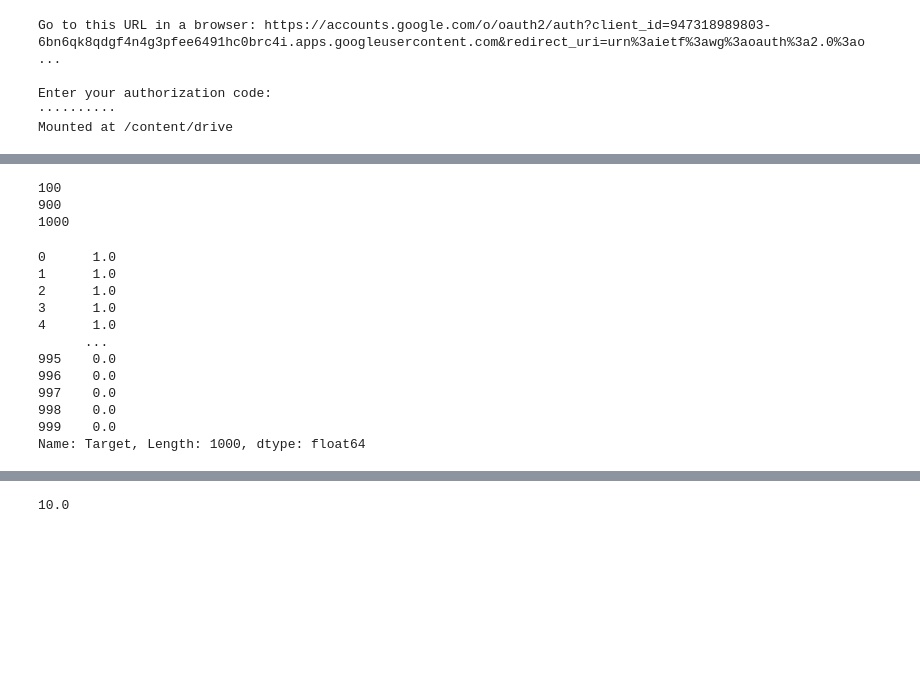
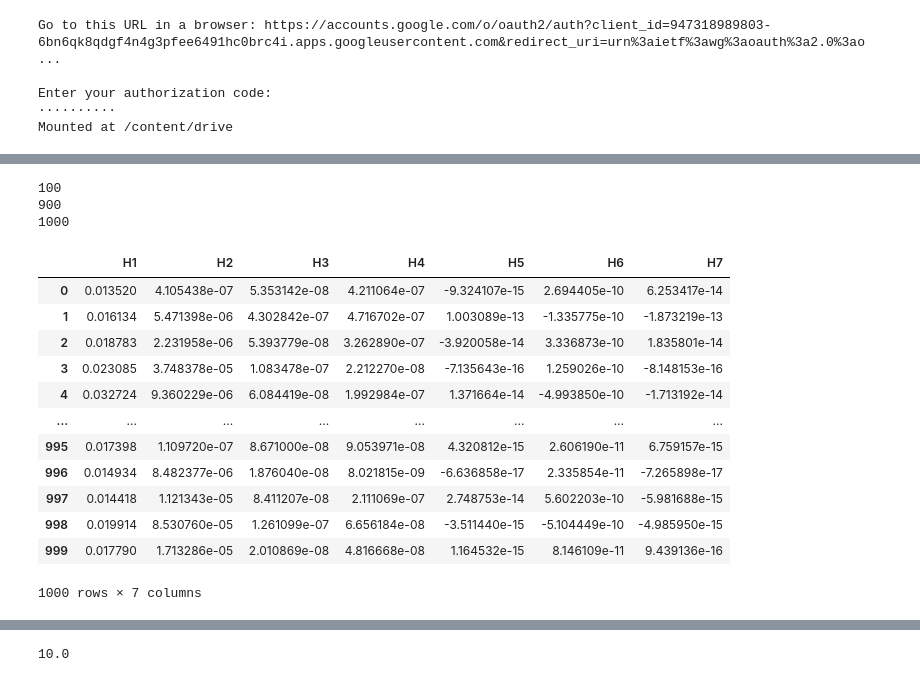
Before and after one commit to aisyahdnn/Skripsi, a Jupyter notebook: Dataset2080.ipynb, the cells around one changed output, grey strips where cells are left out. Saved outputs shown, nothing was run; the diff lists cells and outputs as text; code cells hidden in the pictures; blank space fills up the shorter version.

```diff
--- a/Dataset2080.ipynb
+++ b/Dataset2080.ipynb
@@ -149,27 +141,31 @@ for colum in zero_not_accepted:
 # %%
-#split target and attribute
-x = dataset.iloc[:, 1:7]
-y = dataset.iloc[:, 7]
+#split target and attribute (membagi data)
+x = dataset.iloc[:, 0:7] #mulai dr colmn index ke0, sbnyk 7 colmn msuk ke var (X)
+y = dataset.iloc[:, 7] #hny colmn  index ke7 yg msuk ke var (Y)
+
+
 #split train n test dataset
-x_train, x_test, y_train, y_test = train_test_split(x,y, random_state=0, test_size=0.1)
+x_train, x_test, y_train, y_test = train_test_split(x,y, random_state=2, test_size=0.1)
+
 print(len(y_test))
 print(len(x_train))
 print(len(dataset))
-y
+x
 # %% [output]
 100
 900
 1000
+|  | H1 | H2 | H3 | H4 | H5 | H6 | H7 |
+| 0 | 0.013520 | 4.105438e-07 | 5.353142e-08 | 4.211064e-07 | -9.324107e-15 | 2.694405e-10 | 6.253417e-14 |
+| 1 | 0.016134 | 5.471398e-06 | 4.302842e-07 | 4.716702e-07 | 1.003089e-13 | -1.335775e-10 | -1.873219e-13 |
+| 2 | 0.018783 | 2.231958e-06 | 5.393779e-08 | 3.262890e-07 | -3.920058e-14 | 3.336873e-10 | 1.835801e-14 |
+| 3 | 0.023085 | 3.748378e-05 | 1.083478e-07 | 2.212270e-08 | -7.135643e-16 | 1.259026e-10 | -8.148153e-16 |
+| 4 | 0.032724 | 9.360229e-06 | 6.084419e-08 | 1.992984e-07 | 1.371664e-14 | -4.993850e-10 | -1.713192e-14 |
+| ... | ... | ... | ... | ... | ... | ... | ... |
+| 995 | 0.017398 | 1.109720e-07 | 8.671000e-08 | 9.053971e-08 | 4.320812e-15 | 2.606190e-11 | 6.759157e-15 |
+| 996 | 0.014934 | 8.482377e-06 | 1.876040e-08 | 8.021815e-09 | -6.636858e-17 | 2.335854e-11 | -7.265898e-17 |
+| 997 | 0.014418 | 1.121343e-05 | 8.411207e-08 | 2.111069e-07 | 2.748753e-14 | 5.602203e-10 | -5.981688e-15 |
+| 998 | 0.019914 | 8.530760e-05 | 1.261099e-07 | 6.656184e-08 | -3.511440e-15 | -5.104449e-10 | -4.985950e-15 |
+| 999 | 0.017790 | 1.713286e-05 | 2.010869e-08 | 4.816668e-08 | 1.164532e-15 | 8.146109e-11 | 9.439136e-16 |
-0      1.0
-1      1.0
-2      1.0
-3      1.0
-4      1.0
-      ...
-995    0.0
-996    0.0
-997    0.0
-998    0.0
-999    0.0
-Name: Target, Length: 1000, dtype: float64
+1000 rows × 7 columns
 # %%
```
Also changed, not shown: parts of 11 cells of this notebook.
